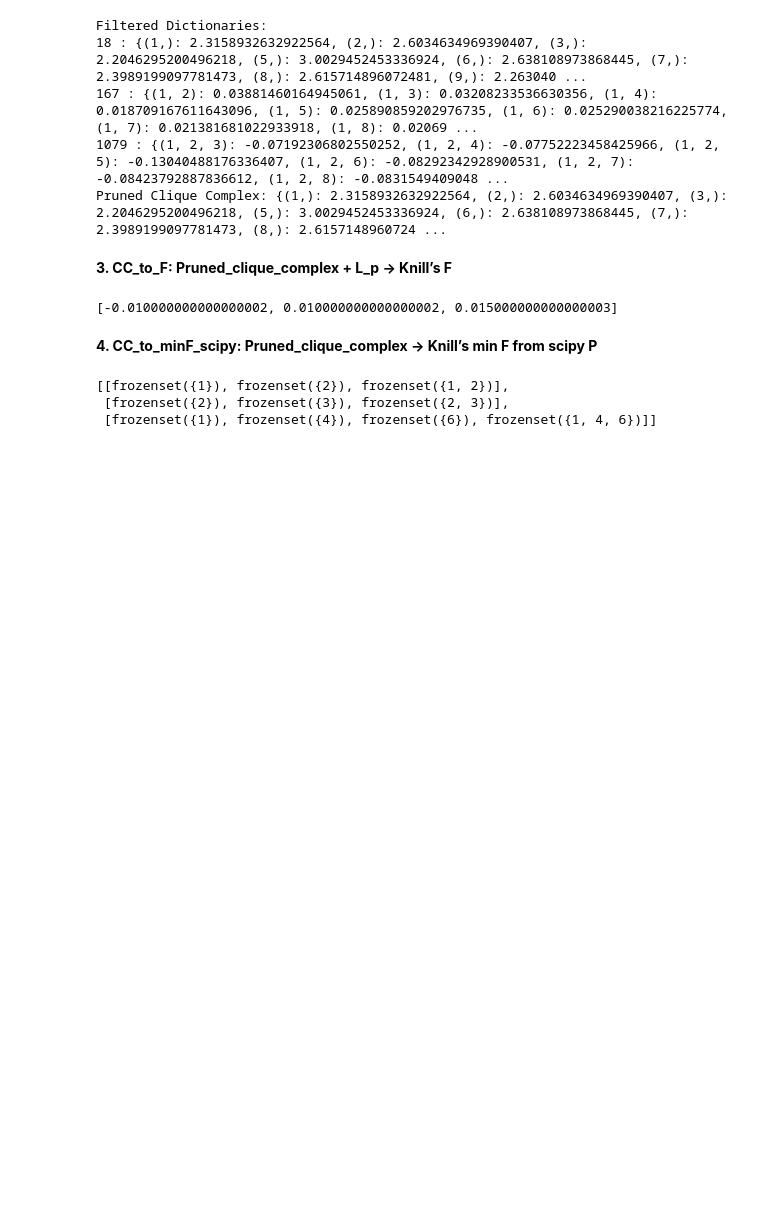
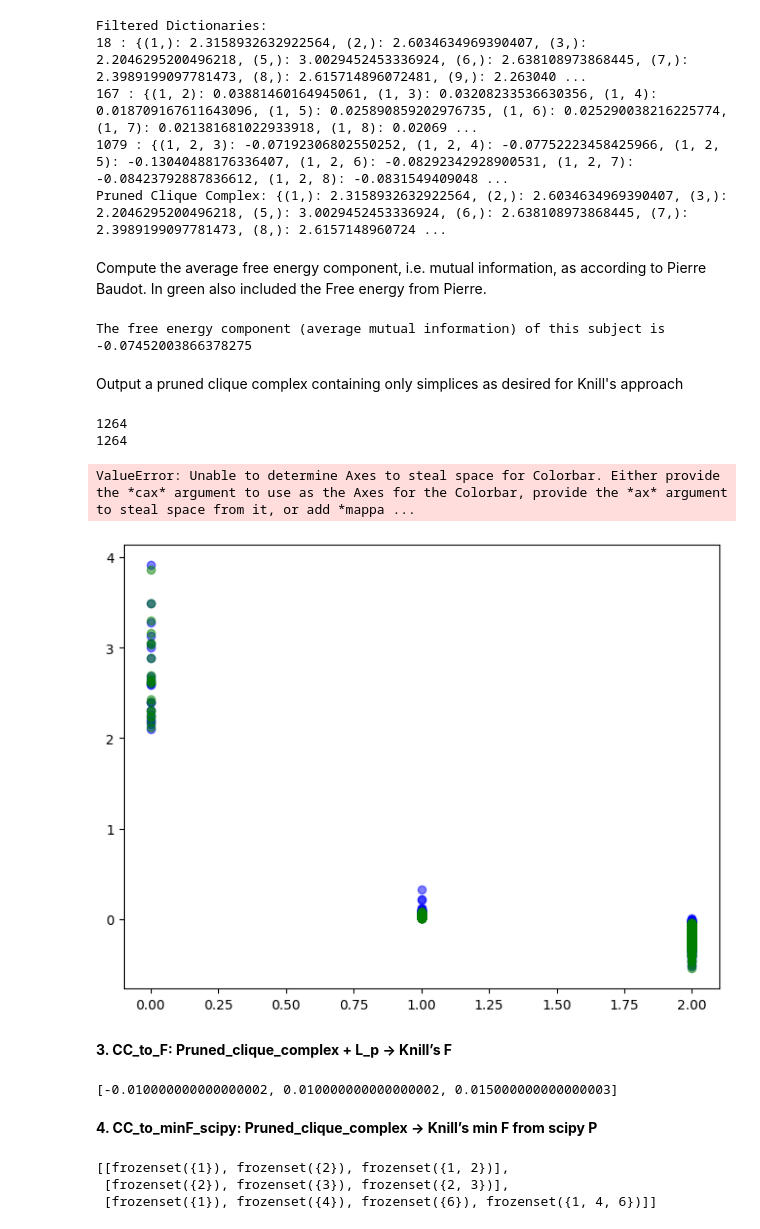
Before and after one commit to cyrilrommens/Free_energy_of_simplicial_complexes, a Jupyter notebook: Main_scripts.ipynb, the cells around one changed output. Drawn from its saved outputs; the diff is of its cells as text; code cells hidden in the pictures; blank space fills up the shorter version.

```diff
--- a/Main_scripts.ipynb
+++ b/Main_scripts.ipynb
@@ -314,6 +316,65 @@ Filtered Dictionaries:
 167 : {(1, 2): 0.03881460164945061, (1, 3): 0.03208233536630356, (1, 4): 0.018709167611643096, (1, 5): 0.025890859202976735, (1, 6): 0.025290038216225774, (1, 7): 0.021381681022933918, (1, 8): 0.02069 ...
 1079 : {(1, 2, 3): -0.07192306802550252, (1, 2, 4): -0.07752223458425966, (1, 2, 5): -0.13040488176336407, (1, 2, 6): -0.08292342928900531, (1, 2, 7): -0.08423792887836612, (1, 2, 8): -0.0831549409048 ...
 Pruned Clique Complex: {(1,): 2.3158932632922564, (2,): 2.6034634969390407, (3,): 2.2046295200496218, (5,): 3.0029452453336924, (6,): 2.638108973868445, (7,): 2.3989199097781473, (8,): 2.6157148960724 ...
+# %% [markdown]
+Compute the average free energy component, i.e. mutual information, as according to Pierre Baudot. In green also included the Free energy from Pierre.
+# %%
+#average_free_energy = sum(Nfree_energy.values())/len(Nfree_energy.values())
+#print(f'The average free energy of this subject is {average_free_energy}')
+
+average_free_energy_component = sum(pruned_clique_complex.values())/len(pruned_clique_complex.values())
+print(f'The free energy component (average mutual information) of this subject is {average_free_energy_component}')
+# %% [output]
+The free energy component (average mutual information) of this subject is -0.07452003866378275
+# %% [markdown]
+Output a pruned clique complex containing only simplices as desired for Knill's approach
+# %%
+print(len(pruned_clique_complex))
+clique_complex = [frozenset(key) for key in pruned_clique_complex if key in pruned_clique_complex]
+print(len(clique_complex))
+# %% [output]
+1264
+1264
+# %%
+import numpy as np
+import matplotlib.pyplot as plt
+
+# Define the data
+Real = [Real_I1, Real_I2, Real_I3]
+Random = [Random_I1, Random_I2, Random_I3]
+
+# Create a new figure
+plt.figure(figsize=(8, 6))
+
+# Set up the color map
+cmap = plt.cm.viridis
+
+# Plot the histograms
+for i in range(len(Real)):
+    x = [i] * len(Real[i])
+    plt.scatter(x, Real[i], color='blue', alpha=0.5)
+    plt.scatter(x, Random[i], color='green', alpha=0.5)
+
+# Add colorbar
+sm = plt.cm.ScalarMappable(cmap=cmap, norm=plt.Normalize(vmin=0, vmax=1))
+sm.set_array([])
+cbar = plt.colorbar(sm)
+cbar.set_label('Frequency')
+
+# Set x-axis ticks and labels
+plt.xticks(range(len(Real)), ['Real_1', 'Real_2', 'Real_3'])
+
+# Add labels and title
+plt.xlabel('Real and Random Lists')
+plt.ylabel('Values')
+plt.title('Histograms with Colorbar')
+
+# Show the plot
+plt.grid(True)
+plt.show()
+# %% [output]
+ValueError: Unable to determine Axes to steal space for Colorbar. Either provide the *cax* argument to use as the Axes for the Colorbar, provide the *ax* argument to steal space from it, or add *mappa ...
+[figure, added]
 # %% [markdown]
 **3. CC_to_F: 	Pruned_clique_complex + L_p -> Knill’s F**
 # %%
```
Also changed, not shown: parts of 16 cells of this notebook, 19 other files.
